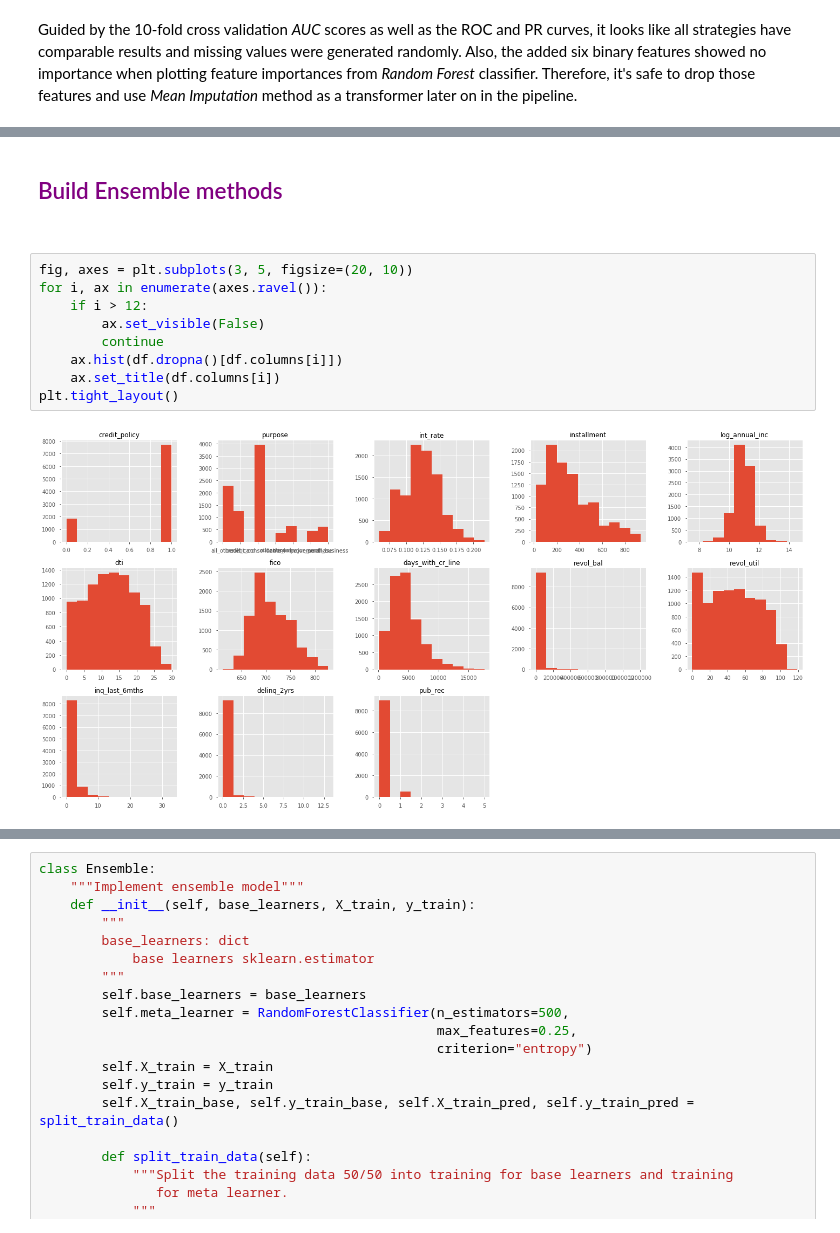
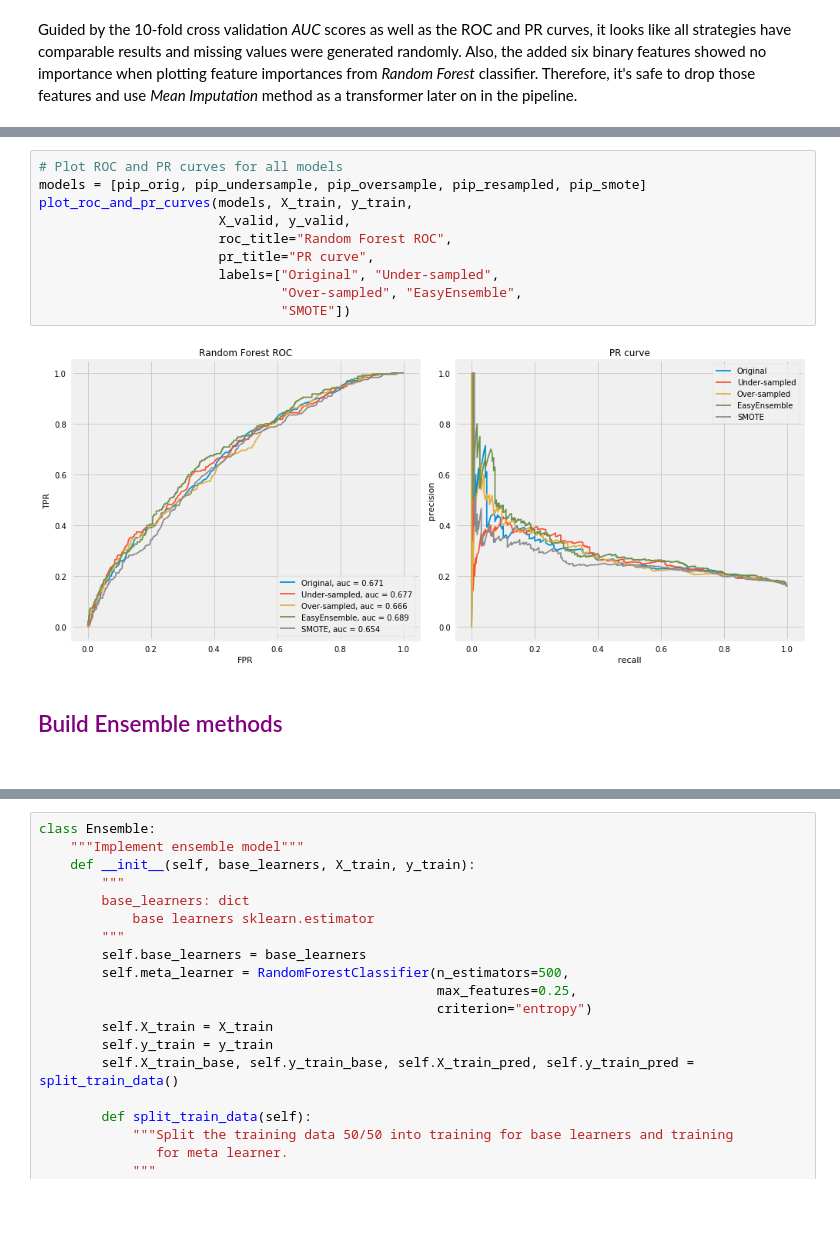
Before and after one commit to ImadDabbura/blog-posts, a Jupyter notebook: notebooks/Predicting-Loan-Repayment.ipynb, the cells around one changed output, grey strips where cells are left out. Saved outputs shown, nothing was run; the diff lists cells and outputs as text; blank space fills up the shorter version.

```diff
--- a/notebooks/Predicting-Loan-Repayment.ipynb
+++ b/notebooks/Predicting-Loan-Repayment.ipynb
@@ -316,17 +382,18 @@ In most applications, misclassifying the minority class (false negative) is a lo
+# %%
+# Plot ROC and PR curves for all models
+models = [pip_orig, pip_undersample, pip_oversample, pip_resampled, pip_smote]
+plot_roc_and_pr_curves(models, X_train, y_train,
+                       X_valid, y_valid,
+                       roc_title="Random Forest ROC",
+                       pr_title="PR curve",
+                       labels=["Original", "Under-sampled",
+                               "Over-sampled", "EasyEnsemble",
+                               "SMOTE"])
+# %% [output]
+[figure, added]
 # %% [markdown]
  <h3 style="font-family: Georgia; font-size:1.5em;color:purple; font-style:bold">
 Build Ensemble methods</h3><br>
-# %%
-fig, axes = plt.subplots(3, 5, figsize=(20, 10))
-for i, ax in enumerate(axes.ravel()):
-    if i > 12:
-        ax.set_visible(False)
-        continue
-    ax.hist(df.dropna()[df.columns[i]])
-    ax.set_title(df.columns[i])
-plt.tight_layout()
-# %% [output]
-[figure, removed]
 # %%
 # Impute the missing data using features means
 imp = Imputer()
```
Also changed, not shown: parts of 30 cells of this notebook.
